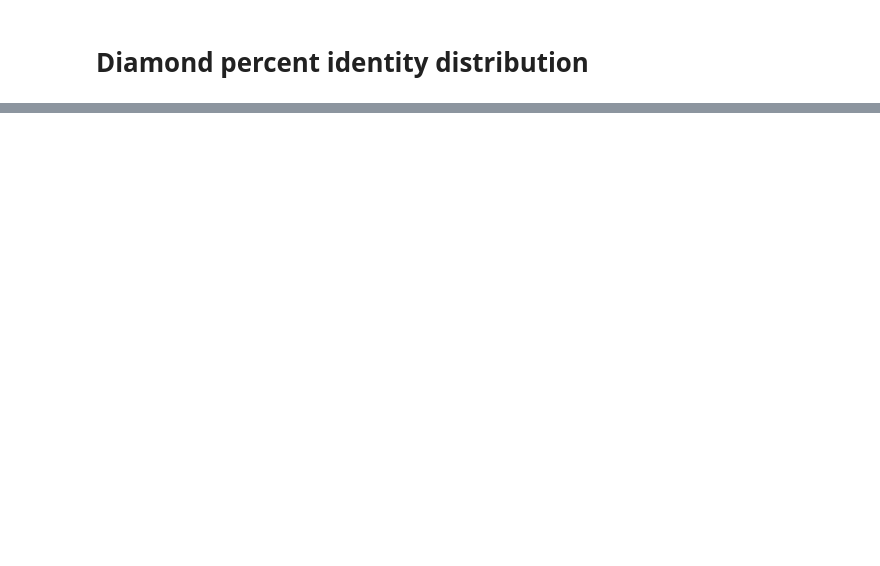
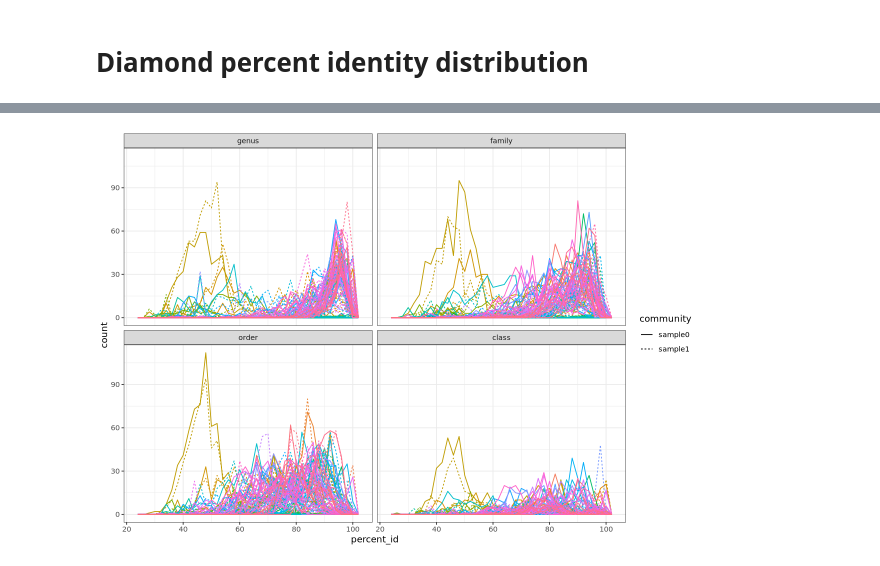
Before and after one commit to timbalam/singlem-benchmarking, a Jupyter notebook: experiments/percent_id_by_rank/plot.ipynb, the cells around one changed output, grey strips where cells are left out. Cells and saved outputs as stored; diff of their text form; code cells hidden in the pictures; blank space fills up the shorter version.

```diff
--- a/experiments/percent_id_by_rank/plot.ipynb
+++ b/experiments/percent_id_by_rank/plot.ipynb
@@ -50 +64,10 @@ pid_p / n_p
+# %%
+pid_p_mrk <- ggplot(d2, aes(percent_id, colour = factor(marker), linetype = community)) +
+  geom_freqpoly(binwidth = 2) +
+  facet_wrap(vars(rank)) +
+  scale_colour_discrete(guide = "none")
+# %%
+pid_p_mrk
+# %% [output]
+[figure, added]
 # %% [markdown]
```
Also changed, not shown: parts of 7 cells of this notebook, 1 other file.
